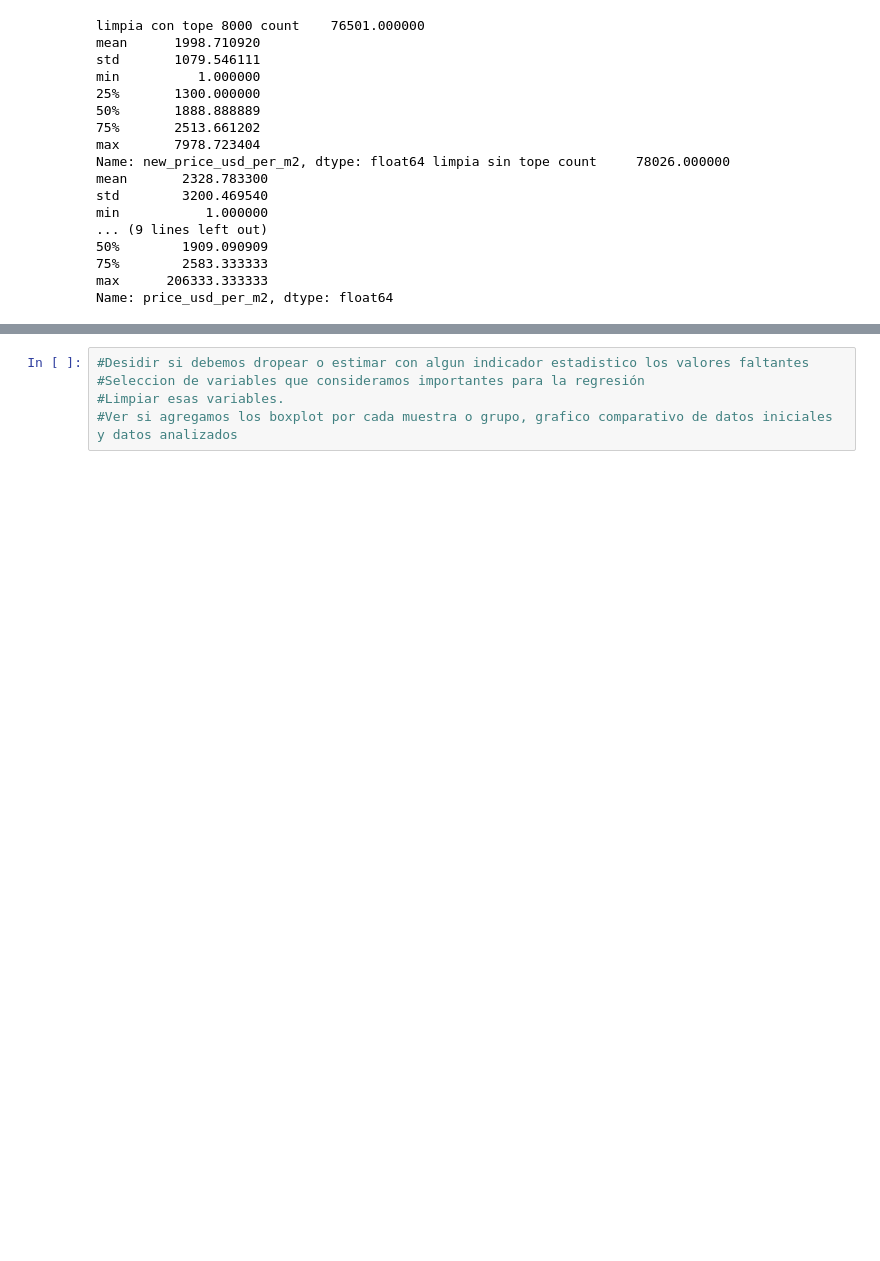
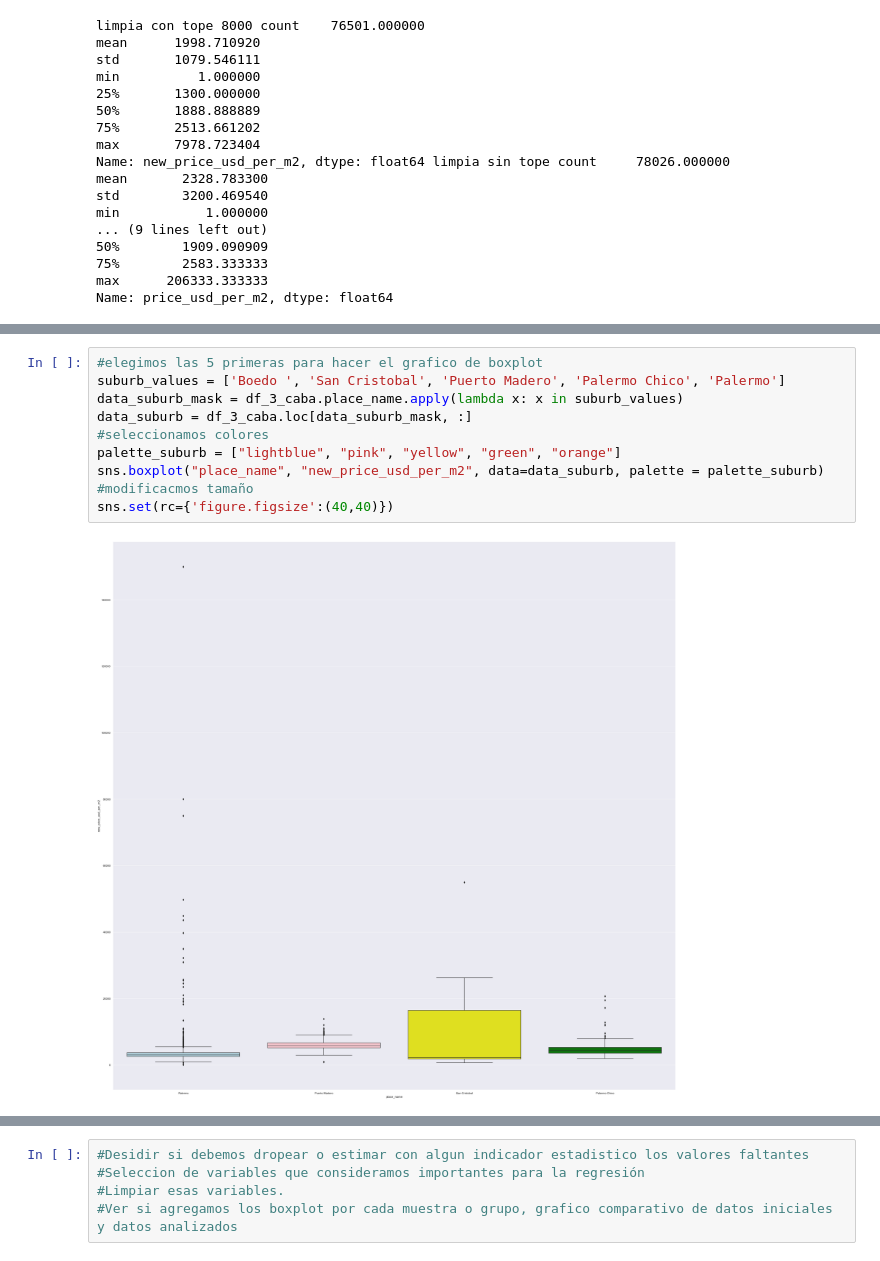
Before and after one commit to giustipatricio/grupo4-1120_ed_13, a Jupyter notebook: Nuevo_notebook.ipynb, the cells around one changed output, grey strips where cells are left out. Drawn from its saved outputs; the diff is of its cells as text; blank space fills up the shorter version.

```diff
--- a/Nuevo_notebook.ipynb
+++ b/Nuevo_notebook.ipynb
@@ -805,0 +859,12 @@ Es concluyente que el establecimiento de de valores maximos mejora los indicador
+# %%
+#elegimos las 5 primeras para hacer el grafico de boxplot
+suburb_values = ['Boedo	', 'San Cristobal', 'Puerto Madero', 'Palermo Chico', 'Palermo']
+data_suburb_mask = df_3_caba.place_name.apply(lambda x: x in suburb_values)
+data_suburb = df_3_caba.loc[data_suburb_mask, :]
+#seleccionamos colores
+palette_suburb = ["lightblue", "pink", "yellow", "green", "orange"]
+sns.boxplot("place_name", "new_price_usd_per_m2", data=data_suburb, palette = palette_suburb)
+#modificacmos tamaño
+sns.set(rc={'figure.figsize':(40,40)})
+# %% [output]
+[figure, added]
```
Also changed, not shown: parts of 15 cells of this notebook.
